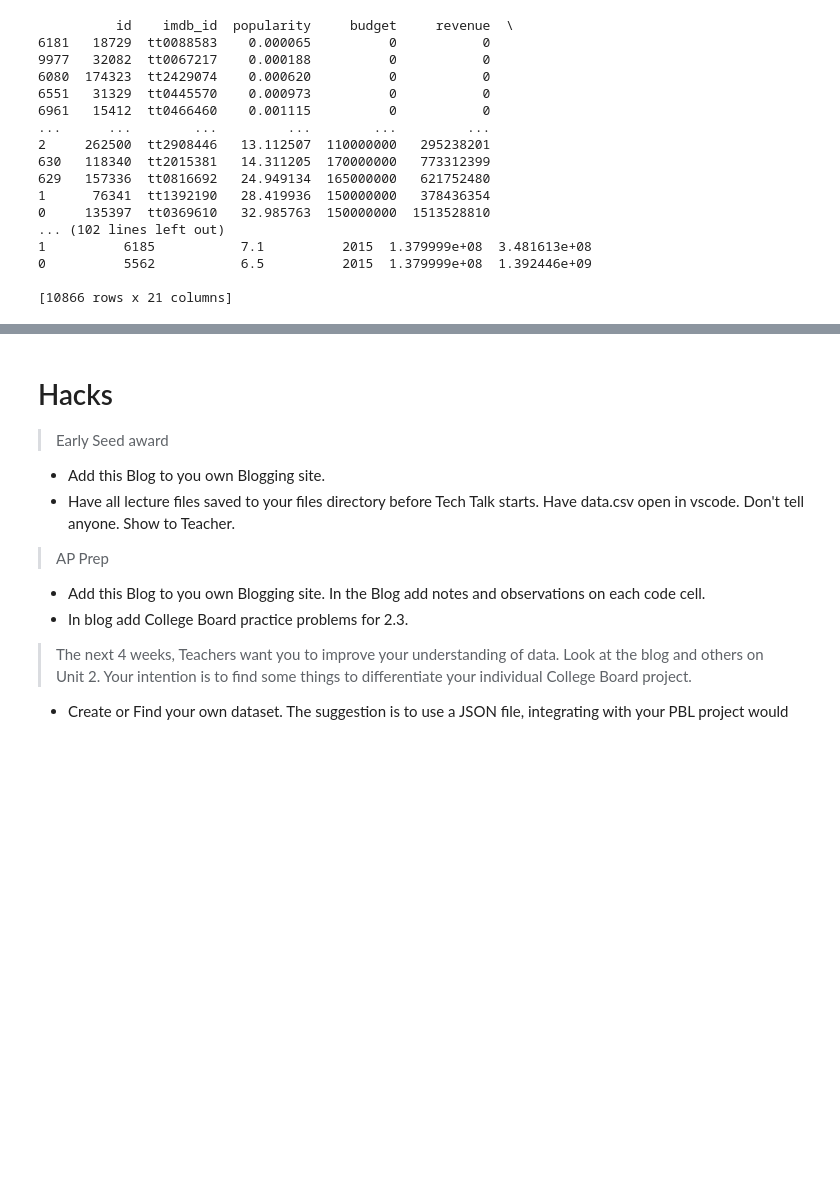
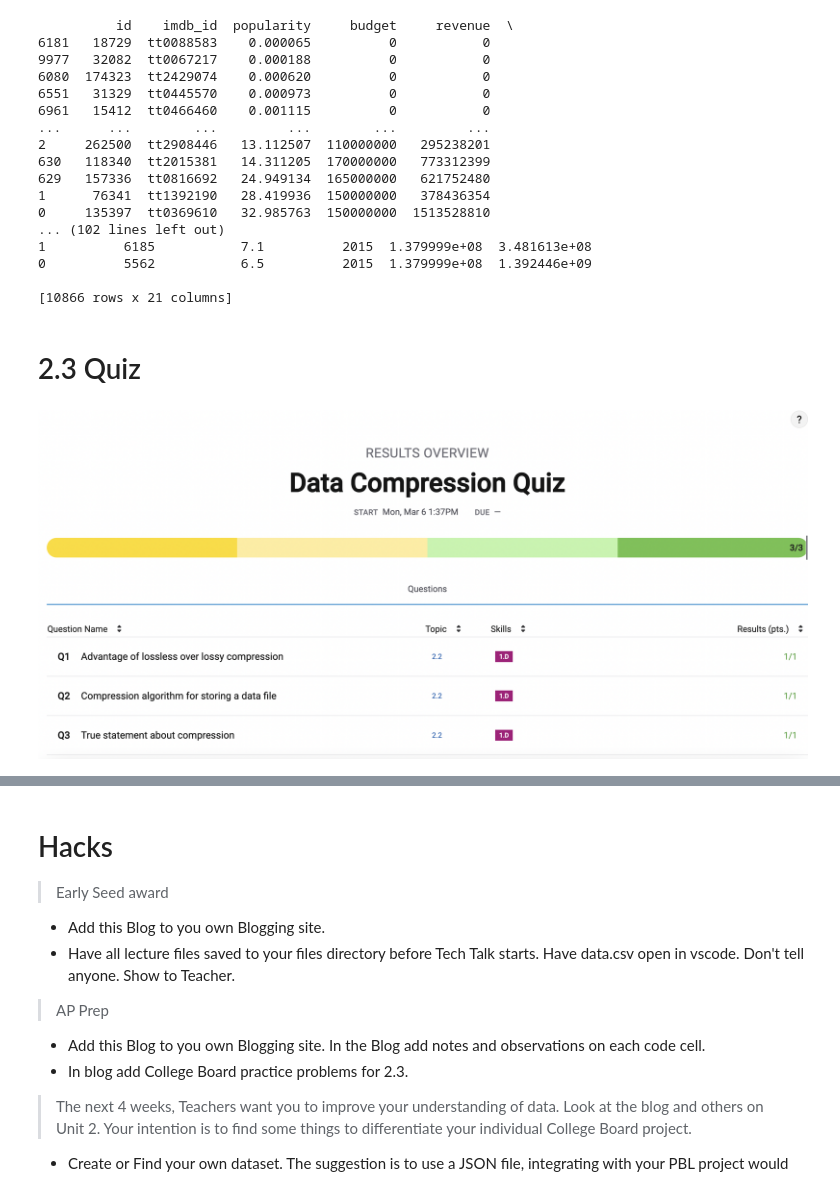
Before and after one commit to Ekamjot-Kaire/fast-pages, a Jupyter notebook: _notebooks/2023-03-09-AP-unit2-3.ipynb, the cells around one changed output, grey strips where cells are left out. Cells and saved outputs as stored; diff of their text form; code cells hidden in the pictures; blank space fills up the shorter version.

Commit message:
2.3 quiz

```diff
--- a/_notebooks/2023-03-09-AP-unit2-3.ipynb
+++ b/_notebooks/2023-03-09-AP-unit2-3.ipynb
@@ -344,3 +344,18 @@ print(movies.sort_values(by=['popularity']))
 0          5562           6.5          2015  1.379999e+08  1.392446e+09
 
 [10866 rows x 21 columns]
+# %% [markdown]
+# 2.3 Quiz
+# %%
+from IPython.display import Image, display
+from pathlib import Path  # https://medium.com/@ageitgey/python-3-quick-tip-the-easy-way-to-deal-with-file-paths-on-windows-mac-and-linux-11a072b58d5f
+
+path = Path("images/") #sets path to /_notebook/images
+def image_display(image):
+    image['filename'] = path / image['file'] #sets path to image file
+    display(Image(filename=image['filename'])) #uses display function from Ipython
+
+stock_image = {'file': "compressionquiz.png"}
+image_display(stock_image)
+# %% [output]
+[figure, added]
```
Also changed, not shown: parts of 2 cells of this notebook.
